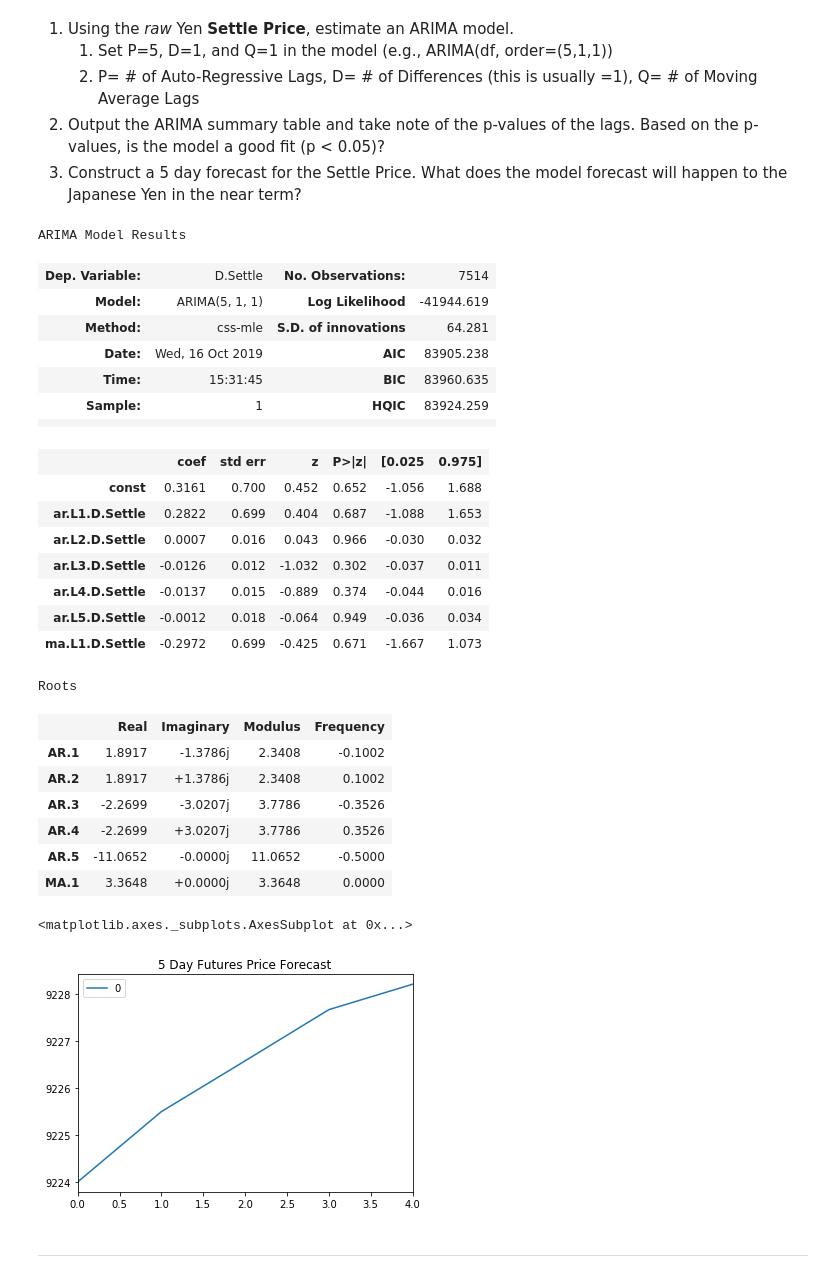
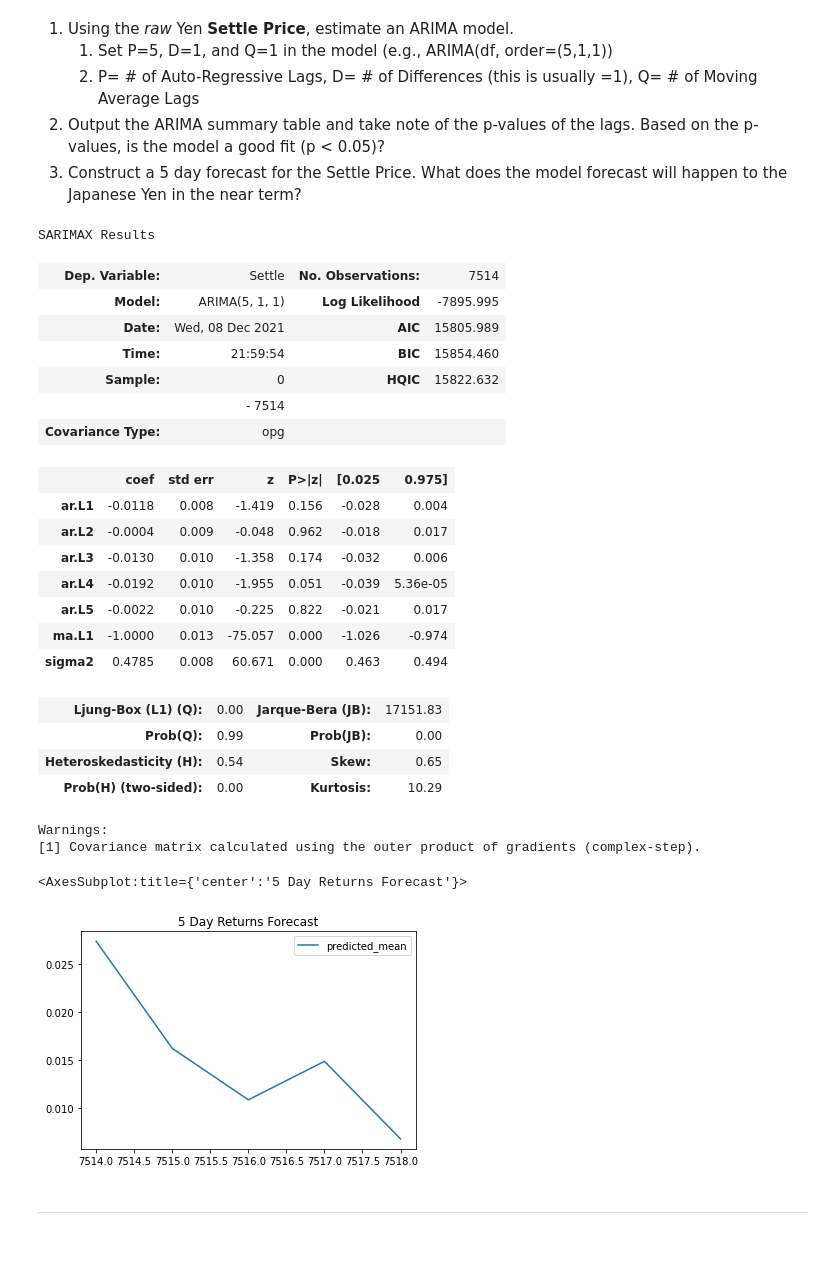
Before and after one commit to sdonofrio2/Homework-10---Time-Series, a Jupyter notebook: time_series_analysis.ipynb, the cells around one changed output. Drawn from its saved outputs; the diff is of its cells as text; code cells hidden in the pictures; blank space fills up the shorter version.

```diff
--- a/time_series_analysis.ipynb
+++ b/time_series_analysis.ipynb
@@ -160,47 +163,46 @@ Warnings:
  2. Output the ARIMA summary table and take note of the p-values of the lags. Based on the p-values, is the model a good fit (p < 0.05)?
  3. Construct a 5 day forecast for the Settle Price. What does the model forecast will happen to the Japanese Yen in the near term?
 # %%
-from statsmodels.tsa.arima_model import ARIMA
+import statsmodels.api as sm
+from statsmodels.tsa.arima.model import ARIMA
 
 # Estimate and ARIMA Model:
 # Hint: ARIMA(df, order=(p, d, q))
-# YOUR CODE HERE!
+model2 = ARIMA(returns.Settle, order=(5, 1, 1))
 
 # Fit the model
-# YOUR CODE HERE!
+results = model2.fit()
 # %%
 # Output model summary results:
 results.summary()
 # %% [output]
-ARIMA Model Results
+SARIMAX Results
-| Dep. Variable: | D.Settle | No. Observations: | 7514 |
-| Model: | ARIMA(5, 1, 1) | Log Likelihood | -41944.619 |
-| Method: | css-mle | S.D. of innovations | 64.281 |
-| Date: | Wed, 16 Oct 2019 | AIC | 83905.238 |
-| Time: | 15:31:45 | BIC | 83960.635 |
-| Sample: | 1 | HQIC | 83924.259 |
-|  |  |  |  |
+| Dep. Variable: | Settle | No. Observations: | 7514 |
+| Model: | ARIMA(5, 1, 1) | Log Likelihood | -7895.995 |
+| Date: | Wed, 08 Dec 2021 | AIC | 15805.989 |
+| Time: | 21:59:54 | BIC | 15854.460 |
+| Sample: | 0 | HQIC | 15822.632 |
+|  | - 7514 |  |  |
+| Covariance Type: | opg |  |  |
 |  | coef | std err | z | P>|z| | [0.025 | 0.975] |
-| const | 0.3161 | 0.700 | 0.452 | 0.652 | -1.056 | 1.688 |
-| ar.L1.D.Settle | 0.2822 | 0.699 | 0.404 | 0.687 | -1.088 | 1.653 |
-| ar.L2.D.Settle | 0.0007 | 0.016 | 0.043 | 0.966 | -0.030 | 0.032 |
-| ar.L3.D.Settle | -0.0126 | 0.012 | -1.032 | 0.302 | -0.037 | 0.011 |
-| ar.L4.D.Settle | -0.0137 | 0.015 | -0.889 | 0.374 | -0.044 | 0.016 |
-| ar.L5.D.Settle | -0.0012 | 0.018 | -0.064 | 0.949 | -0.036 | 0.034 |
-| ma.L1.D.Settle | -0.2972 | 0.699 | -0.425 | 0.671 | -1.667 | 1.073 |
+| ar.L1 | -0.0118 | 0.008 | -1.419 | 0.156 | -0.028 | 0.004 |
+| ar.L2 | -0.0004 | 0.009 | -0.048 | 0.962 | -0.018 | 0.017 |
+| ar.L3 | -0.0130 | 0.010 | -1.358 | 0.174 | -0.032 | 0.006 |
+| ar.L4 | -0.0192 | 0.010 | -1.955 | 0.051 | -0.039 | 5.36e-05 |
+| ar.L5 | -0.0022 | 0.010 | -0.225 | 0.822 | -0.021 | 0.017 |
+| ma.L1 | -1.0000 | 0.013 | -75.057 | 0.000 | -1.026 | -0.974 |
+| sigma2 | 0.4785 | 0.008 | 60.671 | 0.000 | 0.463 | 0.494 |
+| Ljung-Box (L1) (Q): | 0.00 | Jarque-Bera (JB): | 17151.83 |
+| Prob(Q): | 0.99 | Prob(JB): | 0.00 |
+| Heteroskedasticity (H): | 0.54 | Skew: | 0.65 |
+| Prob(H) (two-sided): | 0.00 | Kurtosis: | 10.29 |
-Roots
+Warnings:
+[1] Covariance matrix calculated using the outer product of gradients (complex-step).
-|  | Real | Imaginary | Modulus | Frequency |
-| AR.1 | 1.8917 | -1.3786j | 2.3408 | -0.1002 |
-| AR.2 | 1.8917 | +1.3786j | 2.3408 | 0.1002 |
-| AR.3 | -2.2699 | -3.0207j | 3.7786 | -0.3526 |
-| AR.4 | -2.2699 | +3.0207j | 3.7786 | 0.3526 |
-| AR.5 | -11.0652 | -0.0000j | 11.0652 | -0.5000 |
-| MA.1 | 3.3648 | +0.0000j | 3.3648 | 0.0000 |
 # %%
 # Plot the 5 Day Price Forecast
-# YOUR CODE HERE!
+pd.DataFrame(results.forecast(steps=5)).plot(title="5 Day Returns Forecast")
 # %% [output]
-<matplotlib.axes._subplots.AxesSubplot at 0x...>
+<AxesSubplot:title={'center':'5 Day Returns Forecast'}>
-[figure, old version]
+[figure, new version]
 # %% [markdown]
 ---
```
Also changed, not shown: parts of 6 cells of this notebook, 1 other file.
